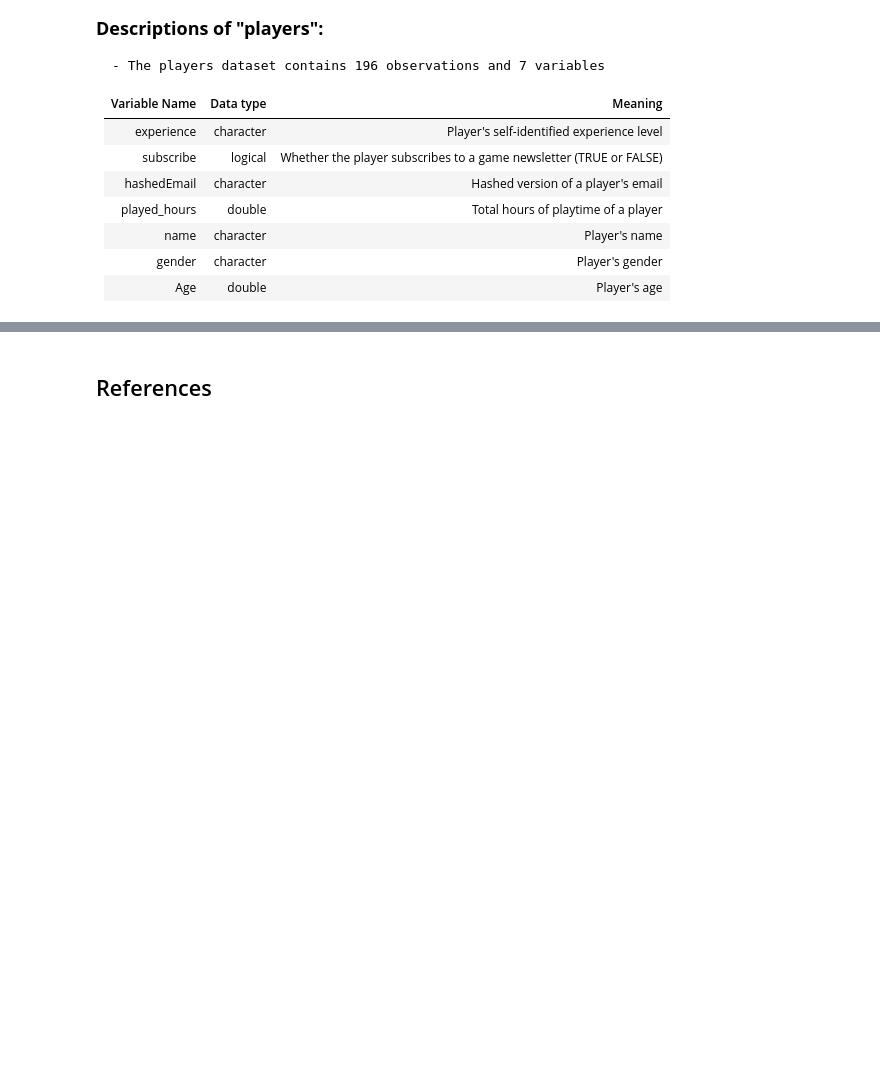
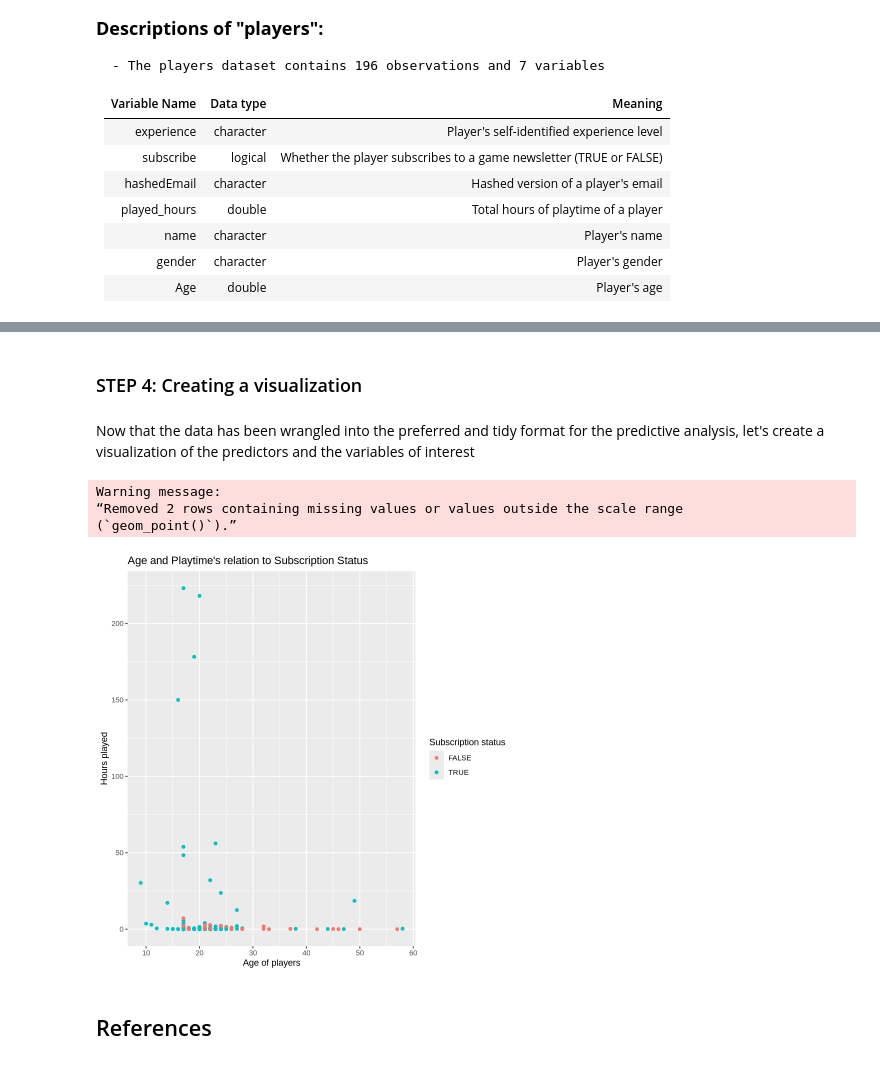
Before and after one commit to Ada-Lov3lace/project_final_report, a Jupyter notebook: dtsc_project_final_report.ipynb, the cells around one changed output, grey strips where cells are left out. Saved outputs shown, nothing was run; the diff lists cells and outputs as text; code cells hidden in the pictures; blank space fills up the shorter version.

```diff
--- a/dtsc_project_final_report.ipynb
+++ b/dtsc_project_final_report.ipynb
@@ -68,0 +86,8 @@ A spec_tbl_df: 196 × 7
+# %%
+# Loading the required packages
+library(tidyverse)
+library(tidymodels)
+
+# Reading the dataset
+players_full <- read_csv("data/players.csv")
+players_full
@@ -68,0 +133,6 @@ A spec_tbl_df: 196 × 7
+# %%
+# Wrangling the data into the preferred/tidy format to perform predictive analysis
+players_clean <- players_full |>
+    select(subscribe, played_hours, Age) |> # selecting the required variables
+    mutate(subscribe = as_factor(subscribe)) # changing the variable of interest to <fct> type
+players_clean
@@ -69,2 +159,20 @@ A spec_tbl_df: 196 × 7
+# %% [markdown]
+### STEP 4: Creating a visualization
+# %% [markdown]
+Now that the data has been wrangled into the preferred and tidy format for the predictive analysis, let's create a visualization of the predictors and the variables of interest
+# %%
+# Creating the visualization
+players_plot <- players_clean |>
+    ggplot(aes(x = Age, y = played_hours, color = subscribe)) +
+    geom_point() +
+    labs(x = "Age of players", y = "Hours played", color = "Subscription status",
+         title = "Age and Playtime's relation to Subscription Status") +
+    theme(element_text(size = 14))
+players_plot
+# %% [output]
+Warning message:
+“Removed 2 rows containing missing values or values outside the scale range
+(`geom_point()`).”
+[figure, added]
 # %% [markdown]
 ## References
```
Also changed, not shown: parts of 7 cells of this notebook.
